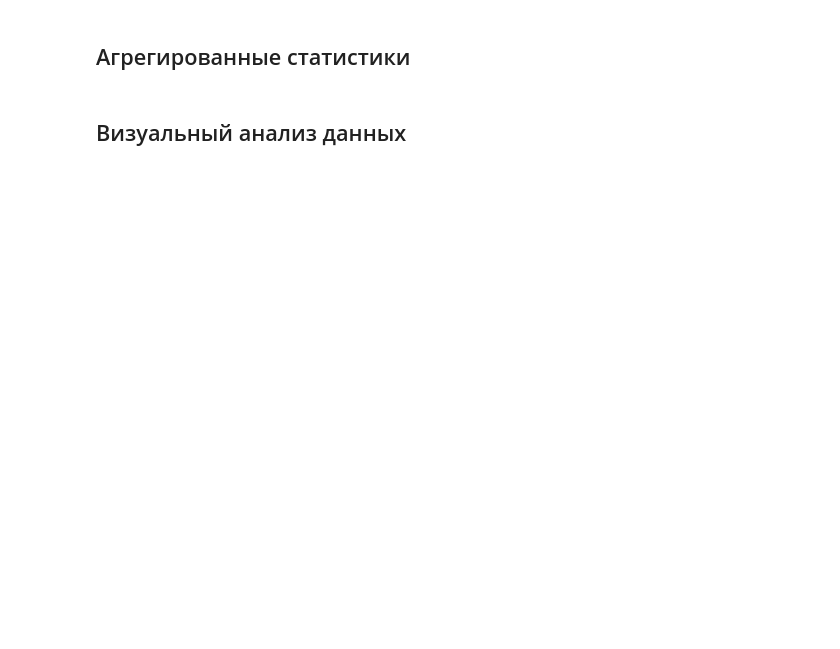
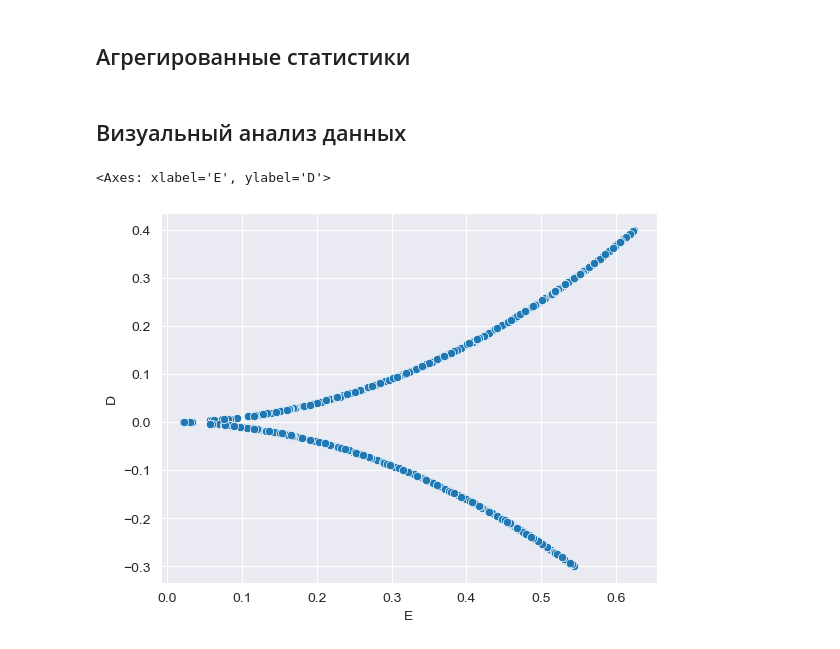
Before and after one commit to Witek131/Jpaiton, a Jupyter notebook: module_3_tasks.ipynb, the cells around one changed output. Cells and saved outputs as stored; diff of their text form; code cells hidden in the pictures; blank space fills up the shorter version.

```diff
--- a/module_3_tasks.ipynb
+++ b/module_3_tasks.ipynb
@@ -224,7 +188,16 @@ def transform_countries_info(movies_data):
 # %% [markdown]
 ## Визуальный анализ данных
 # %%
-# В переменную many_factors загружена таблица из файла many_factors_data.csv
-many_factors = pd.read_csv('many_factors_data.csv')
+    # В переменную many_factors загружена таблица из файла many_factors_data.csv
+import seaborn as sns
+many_factors = pd.read_csv('many_factors_data.csv', sep=',')
+#print(many_factors['Стоимость билета'])
+
+sns.scatterplot(data=many_factors,
+                y='D',
+                x='E')
+# %% [output]
+<Axes: xlabel='E', ylabel='D'>
+[figure, added]
 # %%
 # В переменную uniform_and_not загружена таблица из файла uniform_and_not_data
```
Also changed, not shown: parts of 8 cells of this notebook, 5 other files.
